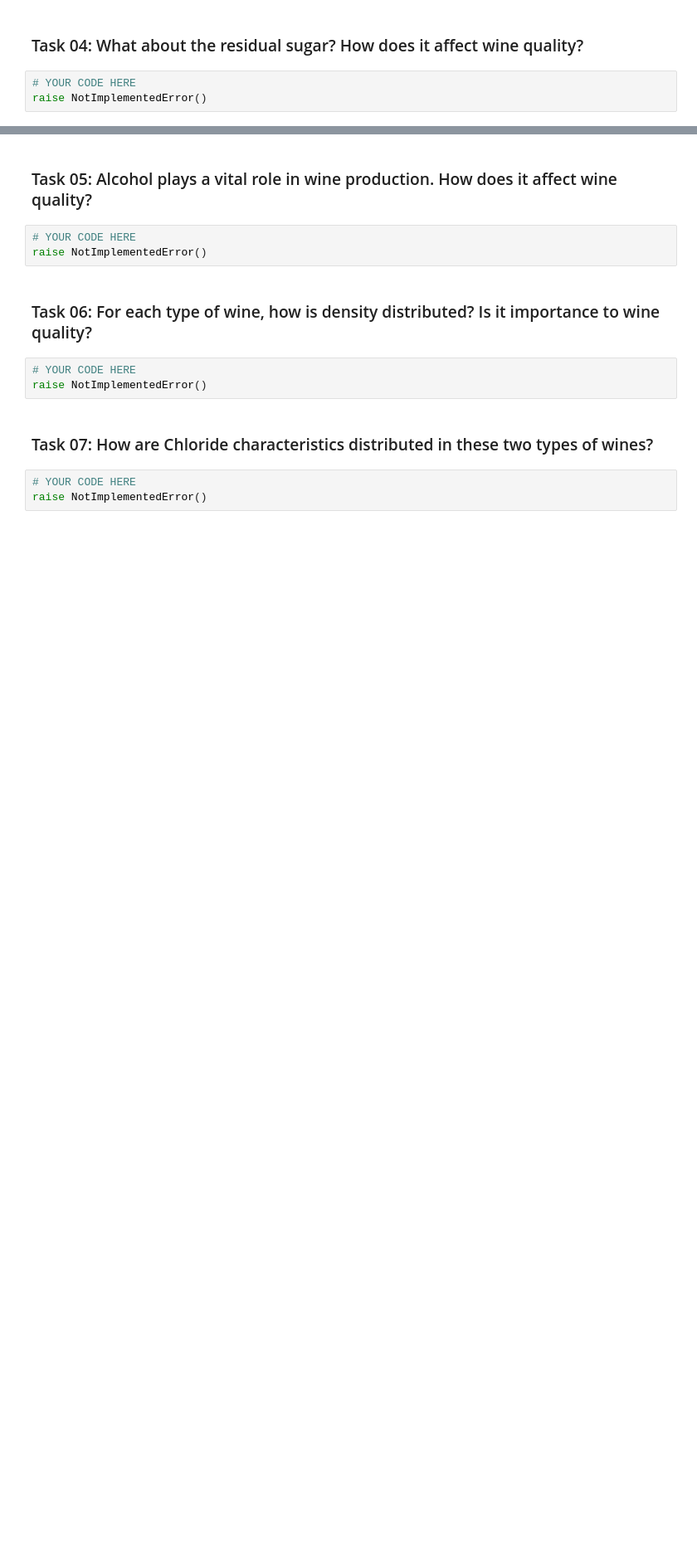
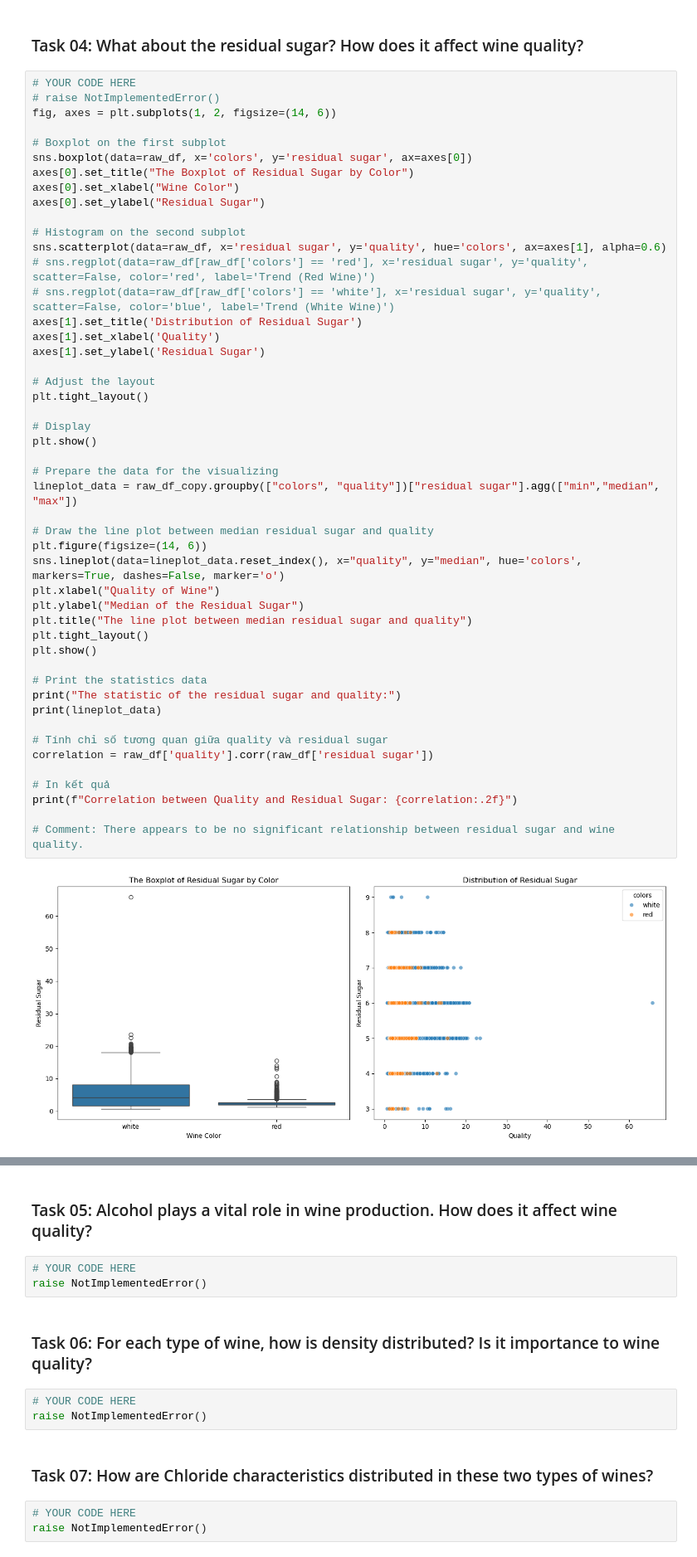
Before and after one commit to KhoaUs/KhoaUs, a Jupyter notebook: HW02.ipynb, the cells around one changed output, grey strips where cells are left out. Shown at 83% size. Drawn from its saved outputs; the diff is of its cells as text; blank space fills up the shorter version.

```diff
--- a/HW02.ipynb
+++ b/HW02.ipynb
@@ -450,4 +534,51 @@ raise NotImplementedError()
 ### Task 04: What about the residual sugar? How does it affect wine quality?
 # %%
 # YOUR CODE HERE
-raise NotImplementedError()
+# raise NotImplementedError()
+fig, axes = plt.subplots(1, 2, figsize=(14, 6))
+
+# Boxplot on the first subplot
+sns.boxplot(data=raw_df, x='colors', y='residual sugar', ax=axes[0])
+axes[0].set_title("The Boxplot of Residual Sugar by Color")
+axes[0].set_xlabel("Wine Color")
+axes[0].set_ylabel("Residual Sugar")
+
+# Histogram on the second subplot
+sns.scatterplot(data=raw_df, x='residual sugar', y='quality', hue='colors', ax=axes[1], alpha=0.6)
+# sns.regplot(data=raw_df[raw_df['colors'] == 'red'], x='residual sugar', y='quality', scatter=False, color='red', label='Trend (Red Wine)')
+# sns.regplot(data=raw_df[raw_df['colors'] == 'white'], x='residual sugar', y='quality', scatter=False, color='blue', label='Trend (White Wine)')
+axes[1].set_title('Distribution of Residual Sugar')
+axes[1].set_xlabel('Quality')
+axes[1].set_ylabel('Residual Sugar')
+
+# Adjust the layout
+plt.tight_layout()
+
+# Display
+plt.show()
+
+# Prepare the data for the visualizing
+lineplot_data = raw_df_copy.groupby(["colors", "quality"])["residual sugar"].agg(["min","median", "max"])
+
+# Draw the line plot between median residual sugar and quality
+plt.figure(figsize=(14, 6))
+sns.lineplot(data=lineplot_data.reset_index(), x="quality", y="median", hue='colors', markers=True, dashes=False, marker='o')
+plt.xlabel("Quality of Wine")
+plt.ylabel("Median of the Residual Sugar")
+plt.title("The line plot between median residual sugar and quality")
+plt.tight_layout()
+plt.show()
+
+# Print the statistics data
+print("The statistic of the residual sugar and quality:")
+print(lineplot_data)
+
+# Tính chỉ số tương quan giữa quality và residual sugar
+correlation = raw_df['quality'].corr(raw_df['residual sugar'])
+
+# In kết quả
+print(f"Correlation between Quality and Residual Sugar: {correlation:.2f}")
+
+# Comment: There appears to be no significant relationship between residual sugar and wine quality.
+# %% [output]
+[figure, added]
```
Also changed, not shown: parts of 4 cells of this notebook.
